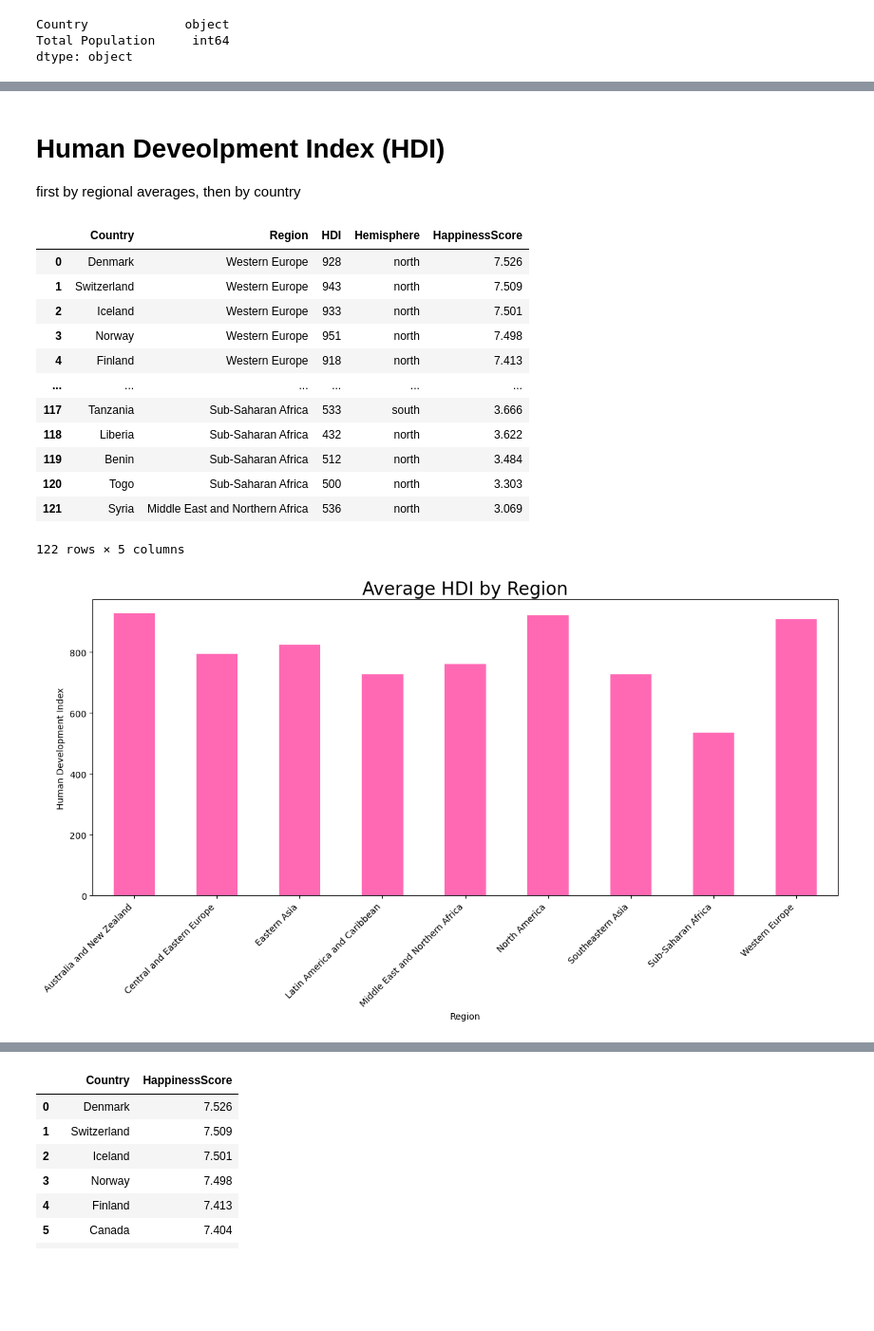
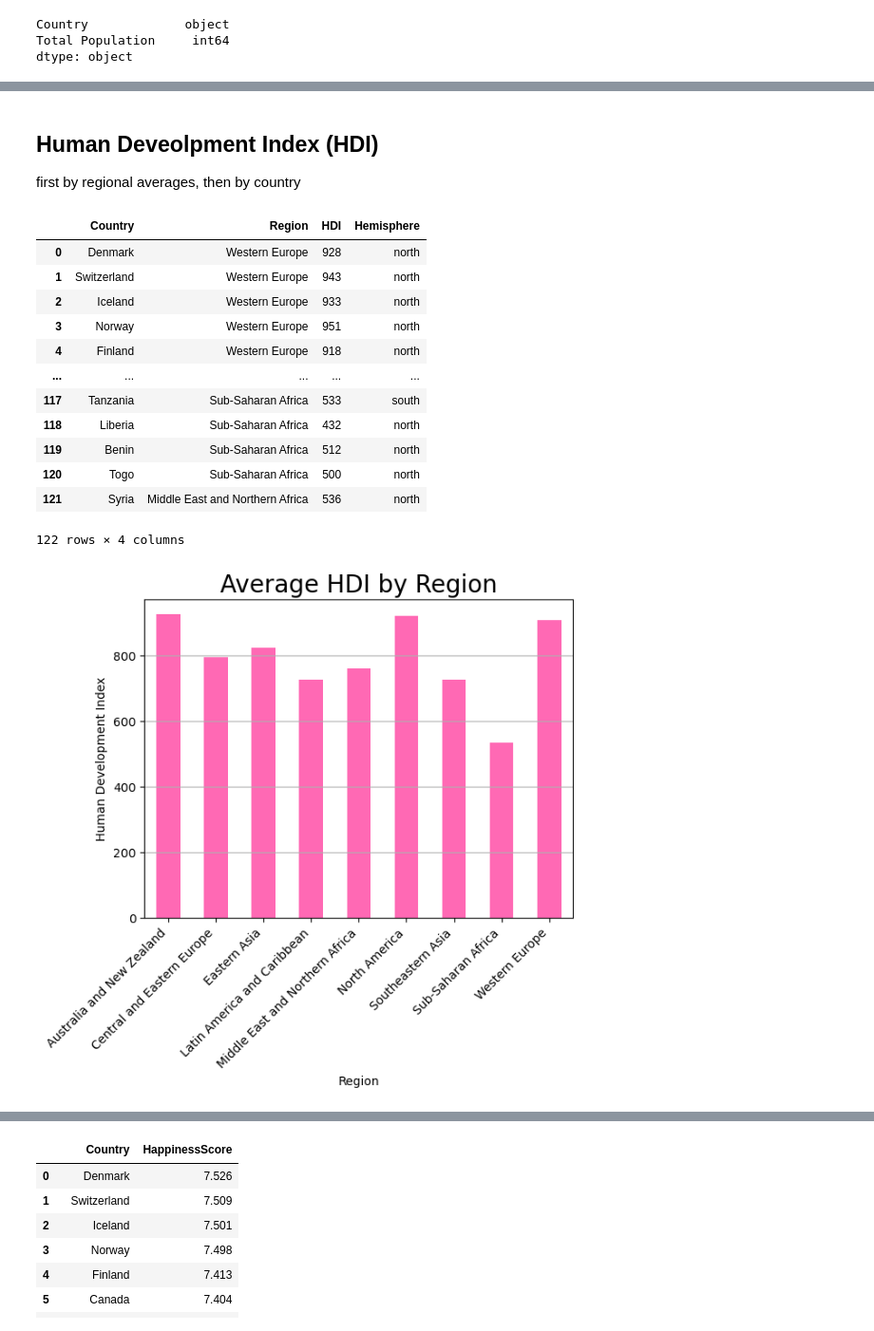
Before and after one commit to mattcaseycpa/project1, a Jupyter notebook: project.ipynb, the cells around one changed output, grey strips where cells are left out. Shown at 95% size. Saved outputs shown, nothing was run; the diff lists cells and outputs as text; code cells hidden in the pictures; blank space fills up the shorter version.

```diff
--- a/project.ipynb
+++ b/project.ipynb
@@ -53,0 +101,6 @@ data_df.shape
+# %%
+for index, row in data_df.iterrows():
+    if row["Hemisphere"] == "noth":
+        data_df.loc[index, "Hemisphere"] = "north"
+
+data_df.head()
@@ -104,6 +179,6 @@ pop_data_2018.head()
 # %%
 pop_data_2018["Total Population"]=pop_data_2018["Total Population"].str.replace(",","")
-pop_data_2018["Total Population"] = pop_data_2018["Total Population"].astype("int")
+pop_data_2018["Total Population"] = pop_data_2018["Total Population"].astype("int64")
 pop_data_2018.dtypes
 # %% [output]
 Country             object
@@ -130,0 +262,23 @@ merged_data
+# %%
+left_list = [
+    "Bosnia and Herzegovina", "Dem. Rep. Congo", "Kyrgyzstan", "Macedonia", "Rep. Congo",
+    "Russian Federation", "Slovakia", "Syria", "Trinidad and Tobago", "United Arab Emirates"
+]
+
+right_list = [
+    "Bosnia", "Democratic Republic Of Congo", "Kyrgyz Republic", "North Macedonia",
+    "Republic Of Congo", "Russia", "Slovak Republic", "Syrian Arab Republic",
+    "Trinidad And Tobago", "UAE"
+]
+
+fix_list = [
+    "L", "L", "R", "L", "L", "L", "R", "R", "R", "R"
+]
+
+zipped = zip(left_list, right_list, fix_list)
+
+for item in zipped:
+    if item[2] == "L":
+        data_df.loc[data_df["Country"] == item[0], "Country"] = item[1]
+    else:
+        pop_data_2018.loc[pop_data_2018["Country"] == item[1], "Country"] = item[0]
@@ -376,37 +518,37 @@ plt.show()
 # %% [markdown]
-# Human Deveolpment Index (HDI)
+## Human Deveolpment Index (HDI)
 first by regional averages, then by country
 # %%
 #Analysing for HDI by Region
-hdi_df=data_df[["Country","Region","HDI","Hemisphere","HappinessScore"]].copy()
+hdi_df=data_df[["Country","Region","HDI", "Hemisphere"]].copy()
 hdi_df
 # %% [output]
-|  | Country | Region | HDI | Hemisphere | HappinessScore |
-| 0 | Denmark | Western Europe | 928 | north | 7.526 |
-| 1 | Switzerland | Western Europe | 943 | north | 7.509 |
-| 2 | Iceland | Western Europe | 933 | north | 7.501 |
-| 3 | Norway | Western Europe | 951 | north | 7.498 |
-| 4 | Finland | Western Europe | 918 | north | 7.413 |
-| ... | ... | ... | ... | ... | ... |
-| 117 | Tanzania | Sub-Saharan Africa | 533 | south | 3.666 |
-| 118 | Liberia | Sub-Saharan Africa | 432 | north | 3.622 |
-| 119 | Benin | Sub-Saharan Africa | 512 | north | 3.484 |
-| 120 | Togo | Sub-Saharan Africa | 500 | north | 3.303 |
-| 121 | Syria | Middle East and Northern Africa | 536 | north | 3.069 |
+|  | Country | Region | HDI | Hemisphere |
+| 0 | Denmark | Western Europe | 928 | north |
+| 1 | Switzerland | Western Europe | 943 | north |
+| 2 | Iceland | Western Europe | 933 | north |
+| 3 | Norway | Western Europe | 951 | north |
+| 4 | Finland | Western Europe | 918 | north |
+| ... | ... | ... | ... | ... |
+| 117 | Tanzania | Sub-Saharan Africa | 533 | south |
+| 118 | Liberia | Sub-Saharan Africa | 432 | north |
+| 119 | Benin | Sub-Saharan Africa | 512 | north |
+| 120 | Togo | Sub-Saharan Africa | 500 | north |
+| 121 | Syria | Middle East and Northern Africa | 536 | north |
-122 rows × 5 columns
+122 rows × 4 columns
 # %%
 #average HDI per region
-plt.figure(figsize=(15, 6))
+#plt.figure(figsize=(15, 6))
 hdi_df.groupby('Region')['HDI'].mean().plot(kind='bar', color='hotpink')
 plt.title('Average HDI by Region', fontsize=20)
 plt.xlabel('Region')
 plt.ylabel('Human Development Index')
 plt.xticks(rotation=45, ha='right')
-
+plt.grid(axis = "y", zorder=0)
 plt.savefig("output_data/GDP_HDI/Average_HDI_by_Region.png", bbox_inches='tight')
 plt.show()
 # %% [output]
-[figure, old version]
+[figure, new version]
 # %%
 #HDI per region
 hdi=hdi_df["HDI"]
```
Also changed, not shown: parts of 64 cells of this notebook, 26 other files.
